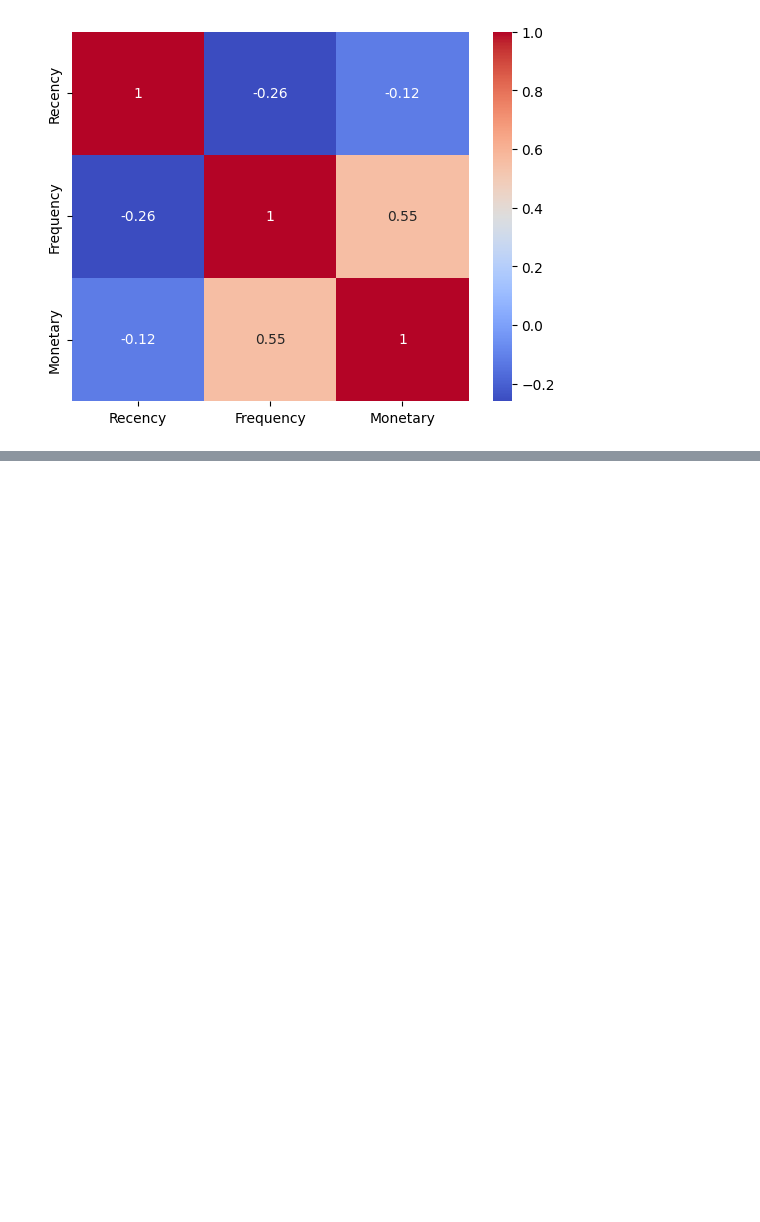
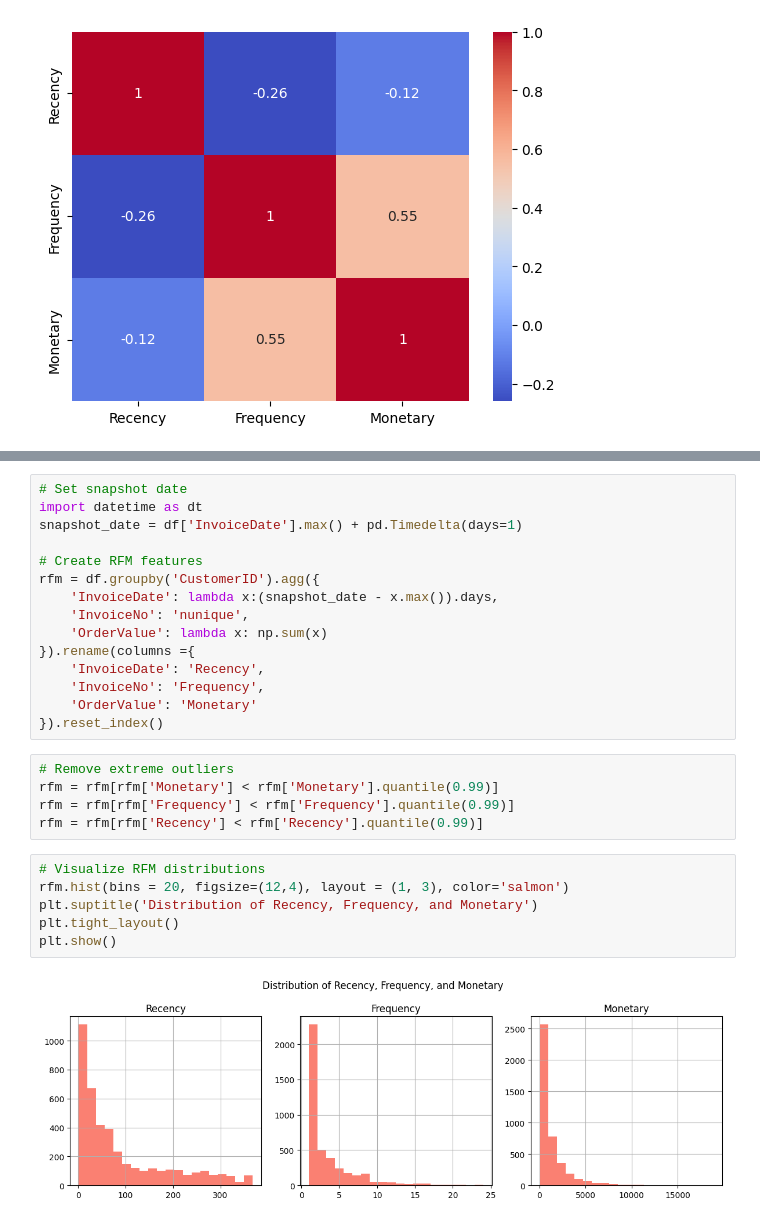
Before and after one commit to Puneet0123/Data_project, a Jupyter notebook: customer_segmentation/notebooks/01_eda.ipynb, the cells around one changed output, grey strips where cells are left out. Cells and saved outputs as stored; diff of their text form; blank space fills up the shorter version.

```diff
--- a/customer_segmentation/notebooks/01_eda.ipynb
+++ b/customer_segmentation/notebooks/01_eda.ipynb
@@ -135,0 +161,28 @@ rfm.to_csv('../data/processed/processed_data1.csv')
+# %%
+# Set snapshot date
+import datetime as dt
+snapshot_date = df['InvoiceDate'].max() + pd.Timedelta(days=1)
+
+# Create RFM features
+rfm = df.groupby('CustomerID').agg({
+    'InvoiceDate': lambda x:(snapshot_date - x.max()).days,
+    'InvoiceNo': 'nunique',
+    'OrderValue': lambda x: np.sum(x)
+}).rename(columns ={
+    'InvoiceDate': 'Recency',
+    'InvoiceNo': 'Frequency',
+    'OrderValue': 'Monetary'
+}).reset_index()
+# %%
+# Remove extreme outliers
+rfm = rfm[rfm['Monetary'] < rfm['Monetary'].quantile(0.99)]
+rfm = rfm[rfm['Frequency'] < rfm['Frequency'].quantile(0.99)]
+rfm = rfm[rfm['Recency'] < rfm['Recency'].quantile(0.99)]
+# %%
+# Visualize RFM distributions
+rfm.hist(bins = 20, figsize=(12,4), layout = (1, 3), color='salmon')
+plt.suptitle('Distribution of Recency, Frequency, and Monetary')
+plt.tight_layout()
+plt.show()
+# %% [output]
+[figure, added]
```
Also changed, not shown: parts of 36 cells of this notebook, 1 other file.
